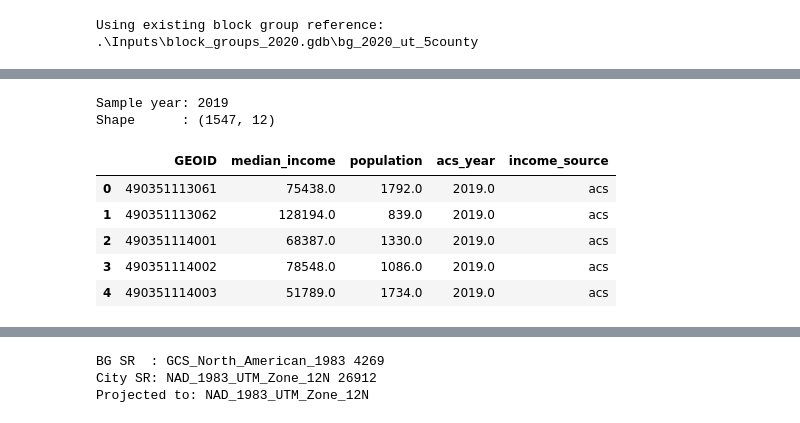
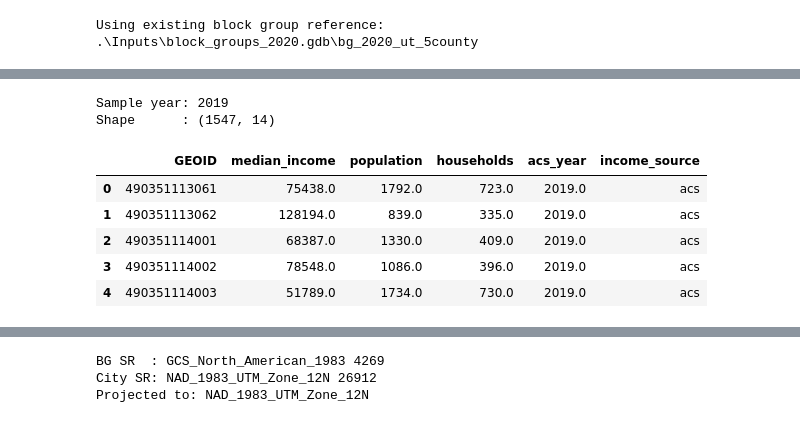
Before and after one commit to WFRCAnalytics/DATA-Regional-Metrics-Dashboard, a Jupyter notebook: housing-plus-transportation/Process-GPI-TDM-HT-by-City.ipynb, the cells around one changed output, grey strips where cells are left out. Cells and saved outputs as stored; diff of their text form; code cells hidden in the pictures.

```diff
--- a/housing-plus-transportation/Process-GPI-TDM-HT-by-City.ipynb
+++ b/housing-plus-transportation/Process-GPI-TDM-HT-by-City.ipynb
@@ -266,7 +368,7 @@ for year in target_years:
                 year=year,
                 params={
                     "for": "block group:*",
-                    "in": f"state:{HT_INCOME_CONFIG['state_fips']} county:{county_fips}",
+                    "in": (f"state:{HT_INCOME_CONFIG['state_fips']} county:{county_fips}"),
                     "key": CENSUS_API_KEY,
                 },
                 return_geoid=True,
@@ -284,24 +386,30 @@ for year in target_years:
             columns={
                 HT_INCOME_CONFIG["acs_vars"]["median_income"]: "median_income",
                 HT_INCOME_CONFIG["acs_vars"]["population"]: "population",
+                HT_INCOME_CONFIG["acs_vars"]["households"]: "households",
             }
         )
         acs_df[HT_INCOME_CONFIG["bg_key"]] = acs_df[HT_INCOME_CONFIG["bg_key"]].astype(str)
-        acs_df["median_income"] = pd.to_numeric(acs_df["median_income"], errors="coerce")
-        acs_df["population"] = pd.to_numeric(acs_df["population"], errors="coerce")
-        acs_df.loc[acs_df["median_income"] <= 0, "median_income"] = np.nan
-        acs_df.loc[acs_df["population"] <= 0, "population"] = np.nan
+
+        for col in ("median_income", "population", "households"):
+            acs_df[col] = pd.to_numeric(acs_df[col], errors="coerce")
+            acs_df.loc[acs_df[col] <= 0, col] = np.nan
+
         acs_df["acs_year"] = year
         acs_df["income_source"] = "acs"
         acs_df["population_source"] = "acs"
+        acs_df["households_source"] = "acs"
+
         acs_df = acs_df[
             [
                 HT_INCOME_CONFIG["bg_key"],
                 "median_income",
                 "population",
+                "households",
                 "acs_year",
                 "income_source",
                 "population_source",
+                "households_source",
             ]
         ].copy()
 
@@ -313,23 +421,26 @@ for year in target_years:
                 "year": year,
                 "status": "fetched",
                 "acs_rows": len(acs_df),
-                "matched_bg_rows": bg_acs_by_year[year]["median_income"].notna().sum(),
+                "matched_inc_rows": bg_acs_by_year[year]["median_income"].notna().sum(),
+                "matched_hh_rows": bg_acs_by_year[year]["households"].notna().sum(),
                 "message": "ok",
             }
         )
     else:
         bg_acs_by_year[year] = block_groups_ref.copy()
-        bg_acs_by_year[year]["median_income"] = np.nan
-        bg_acs_by_year[year]["population"] = np.nan
+        for col in ("median_income", "population", "households"):
+            bg_acs_by_year[year][col] = np.nan
         bg_acs_by_year[year]["acs_year"] = year
         bg_acs_by_year[year]["income_source"] = np.nan
         bg_acs_by_year[year]["population_source"] = np.nan
+        bg_acs_by_year[year]["households_source"] = np.nan
         acs_year_status.append(
             {
                 "year": year,
                 "status": "missing",
                 "acs_rows": 0,
-                "matched_bg_rows": 0,
+                "matched_inc_rows": 0,
+                "matched_hh_rows": 0,
                 "message": year_message,
             }
         )
@@ -348,18 +459,25 @@ acs_year_status_df
 # %%
 # Spot check: confirm ACS fields joined correctly for the first year.
 sample_year = target_years[0]
 print("Sample year:", sample_year)
 print("Shape      :", bg_acs_by_year[sample_year].shape)
 bg_acs_by_year[sample_year][
-    [HT_INCOME_CONFIG["bg_key"], "median_income", "population", "acs_year", "income_source"]
+    [
+        HT_INCOME_CONFIG["bg_key"],
+        "median_income",
+        "population",
+        "households",
+        "acs_year",
+        "income_source",
+    ]
 ].head()
 # %% [output]
 Sample year: 2019
-Shape      : (1547, 12)
+Shape      : (1547, 14)
-|  | GEOID | median_income | population | acs_year | income_source |
-| 0 | 490351113061 | 75438.0 | 1792.0 | 2019.0 | acs |
-| 1 | 490351113062 | 128194.0 | 839.0 | 2019.0 | acs |
-| 2 | 490351114001 | 68387.0 | 1330.0 | 2019.0 | acs |
-| 3 | 490351114002 | 78548.0 | 1086.0 | 2019.0 | acs |
-| 4 | 490351114003 | 51789.0 | 1734.0 | 2019.0 | acs |
+|  | GEOID | median_income | population | households | acs_year | income_source |
+| 0 | 490351113061 | 75438.0 | 1792.0 | 723.0 | 2019.0 | acs |
+| 1 | 490351113062 | 128194.0 | 839.0 | 335.0 | 2019.0 | acs |
+| 2 | 490351114001 | 68387.0 | 1330.0 | 409.0 | 2019.0 | acs |
+| 3 | 490351114002 | 78548.0 | 1086.0 | 396.0 | 2019.0 | acs |
+| 4 | 490351114003 | 51789.0 | 1734.0 | 730.0 | 2019.0 | acs |
 # %% [markdown]
```
Also changed, not shown: parts of 41 cells of this notebook, 3 other files.
